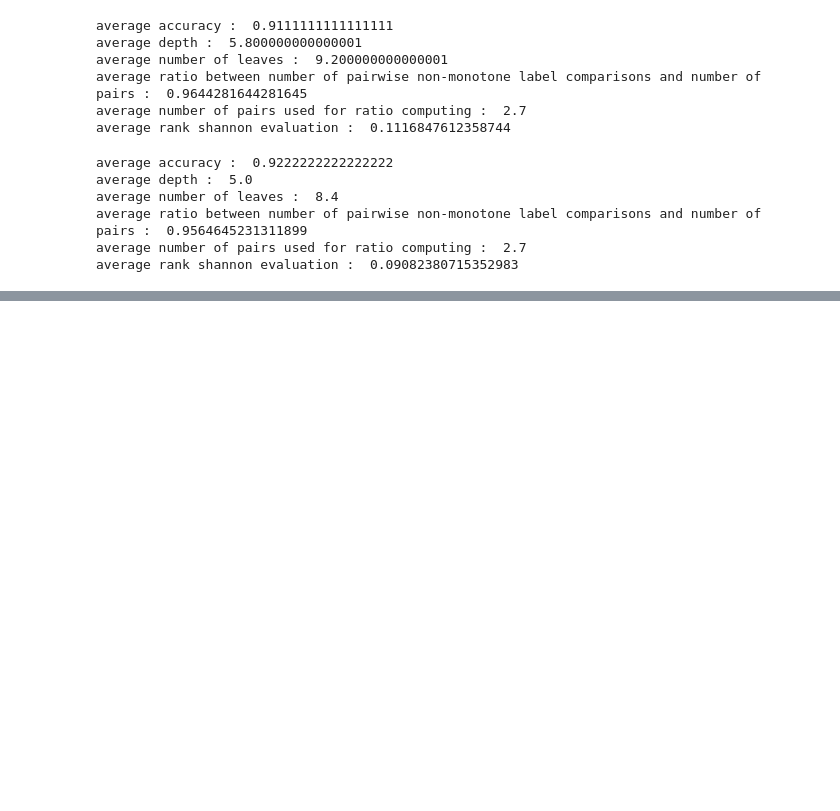
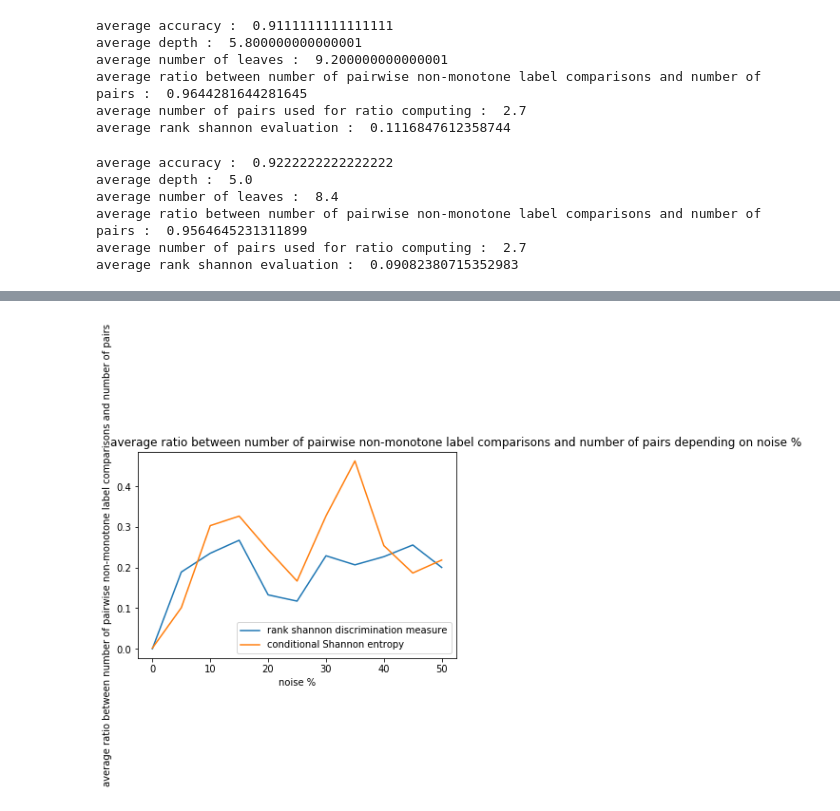
Before and after one commit to laudao/stage2018, a Jupyter notebook: code-experimentations/monotone_trees_partB.ipynb, the cells around one changed output, grey strips where cells are left out. Cells and saved outputs as stored; diff of their text form; code cells hidden in the pictures; blank space fills up the shorter version.

```diff
--- a/code-experimentations/monotone_trees_partB.ipynb
+++ b/code-experimentations/monotone_trees_partB.ipynb
@@ -653,0 +883,10 @@ tree.plot()
+# %%
+plt.plot(x, avg_ratio1, label="rank shannon discrimination measure")
+plt.plot(x, avg_ratio2, label="conditional Shannon entropy")
+plt.xlabel("noise %")
+plt.ylabel("average ratio between number of pairwise non-monotone label comparisons and number of pairs")
+plt.title("average ratio between number of pairwise non-monotone label comparisons and number of pairs depending on noise %", x=1)
+plt.legend()
+plt.show()
+# %% [output]
+[figure, added]
```
Also changed, not shown: parts of 10 cells of this notebook, 1 other file.
